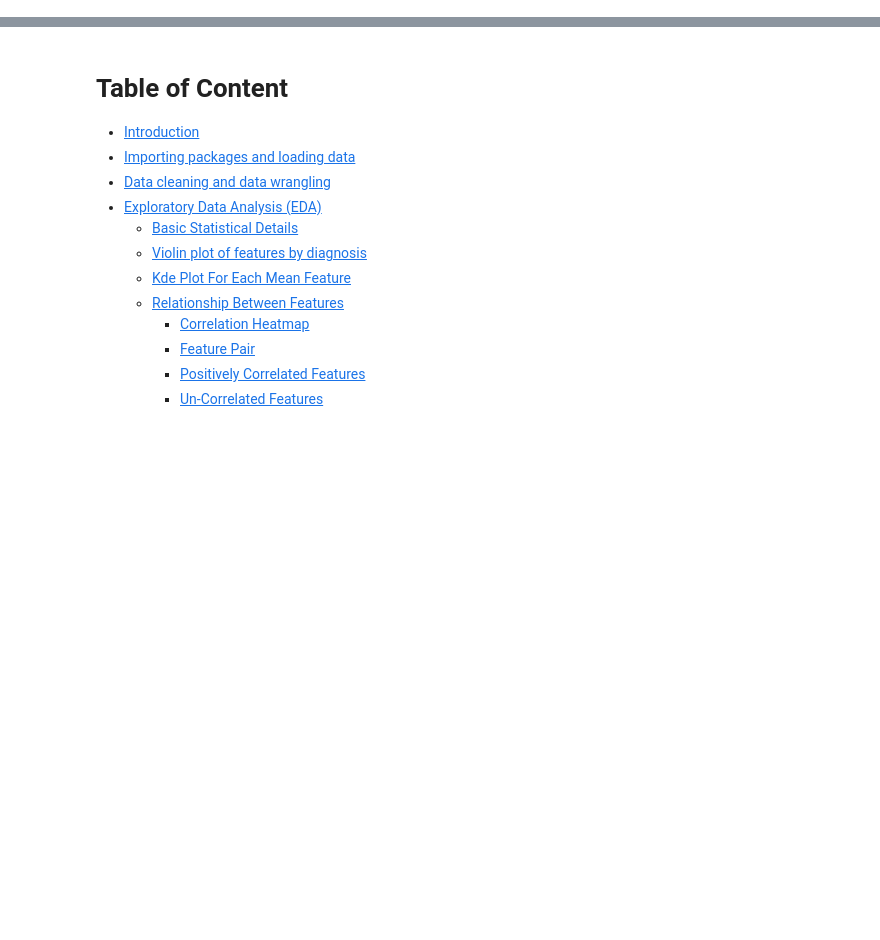
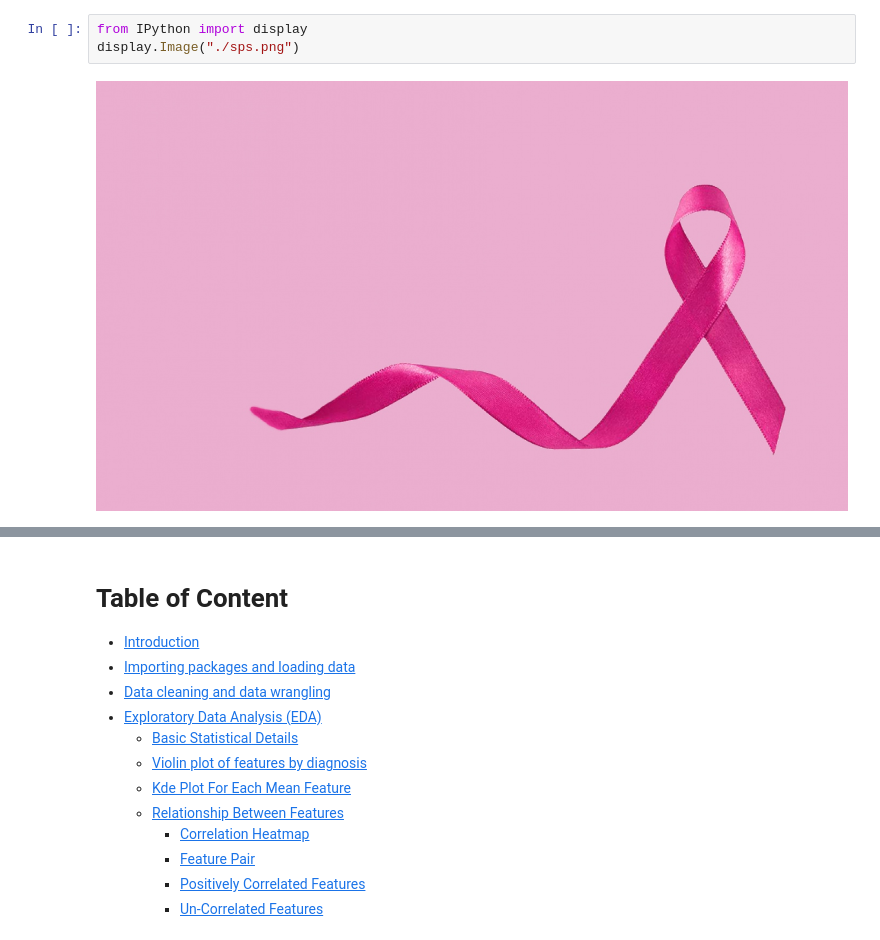
Before and after one commit to FehintolaObafemi/breast-cancer-analysis, a Jupyter notebook: Breast_Cancer_Analysis.ipynb, the cells around one changed output, grey strips where cells are left out. Cells and saved outputs as stored; diff of their text form; blank space fills up the shorter version.

```diff
--- a/Breast_Cancer_Analysis.ipynb
+++ b/Breast_Cancer_Analysis.ipynb
@@ -3,0 +1,5 @@
+# %%
+from IPython import display
+display.Image("./sps.png")
+# %% [output]
+[figure, added]
```
Also changed, not shown: parts of 8 cells of this notebook, 2 other files.
